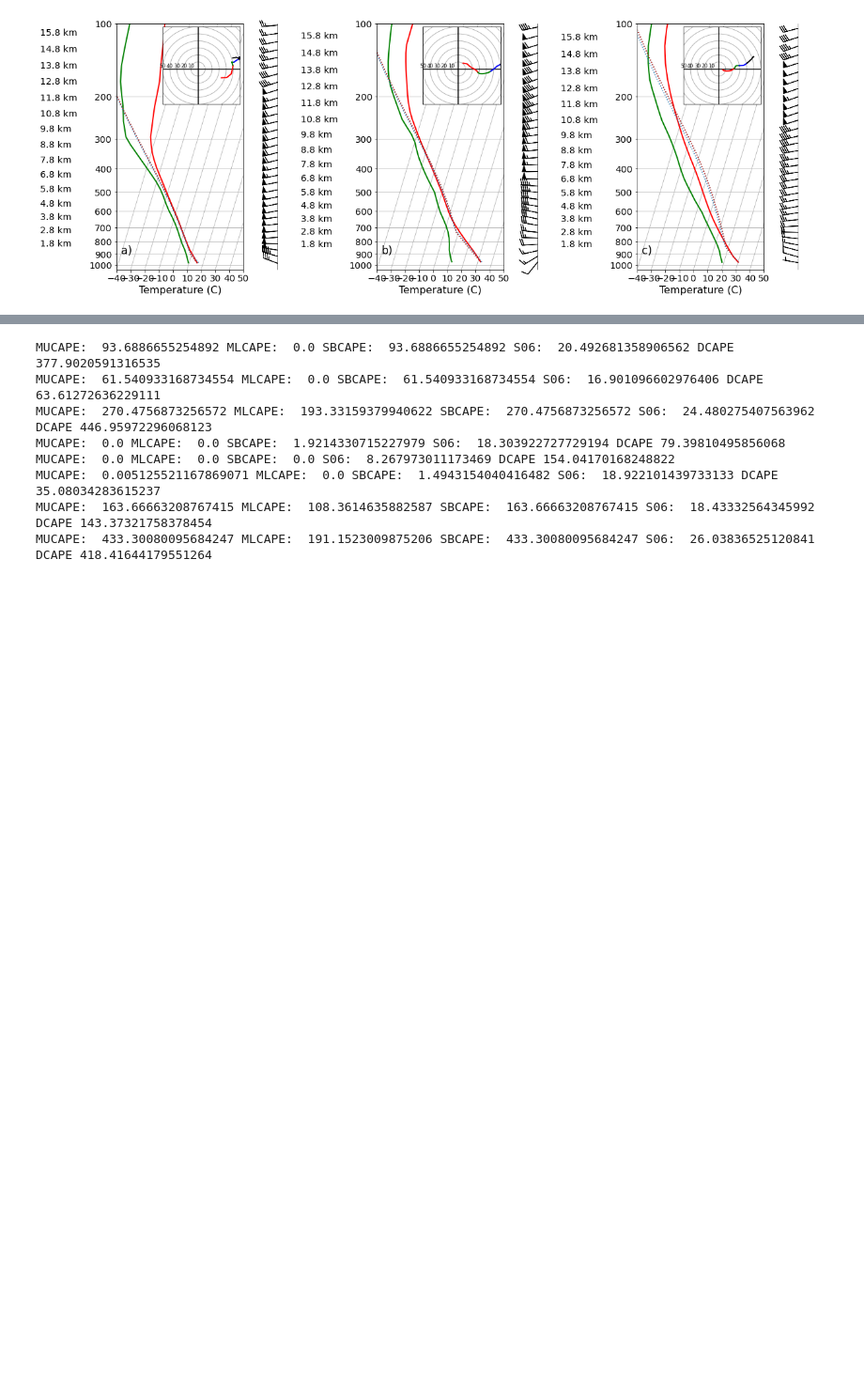
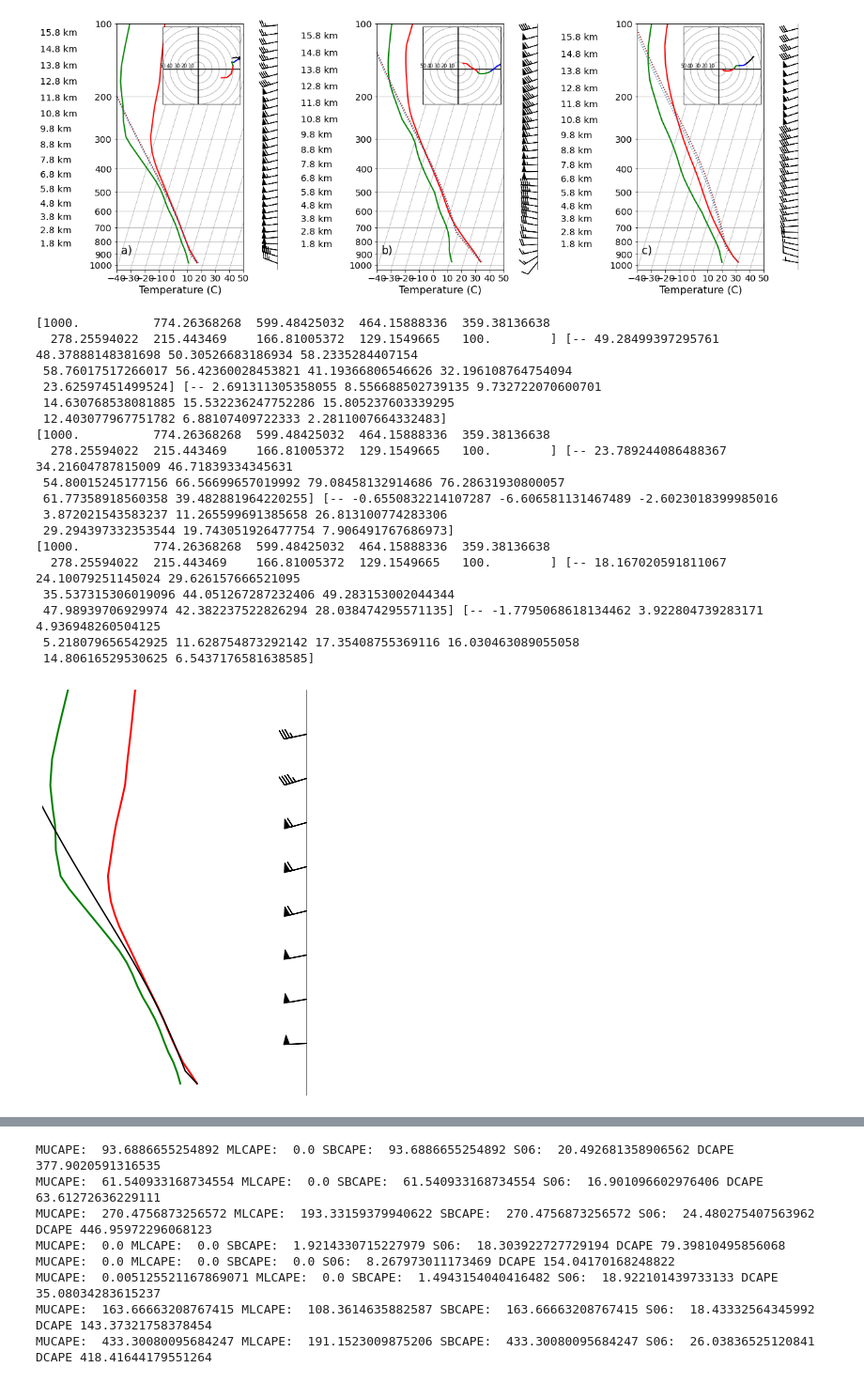
Before and after one commit to andrewbrown31/tint_processing, a Jupyter notebook: auto_case_driver/composite_soundings.ipynb, the cells around one changed output, grey strips where cells are left out. Shown at 94% size. Drawn from its saved outputs; the diff is of its cells as text; code cells hidden in the pictures; blank space fills up the shorter version.

```diff
--- a/auto_case_driver/composite_soundings.ipynb
+++ b/auto_case_driver/composite_soundings.ipynb
@@ -400,3 +436,45 @@ MUCAPE:  4.6529377106513765 MLCAPE:  0.0 SBCAPE:  4.6529377106513765 S06:  14.56
 MUCAPE:  186.87908913322636 MLCAPE:  83.0521360055051 SBCAPE:  186.87908913322636 S06:  21.173214118322498 DCAPE 1033.3540293636374
 MUCAPE:  1553.499185308778 MLCAPE:  1112.642815548798 SBCAPE:  1553.499185308778 S06:  12.389436042430692 DCAPE 861.4768868114456
 [figure]
+# %%
+h_int = np.arange(250,17250,500)
+
+cnt=0
+for i in [0,2,1]:
+    plt.figure(figsize=[6,10])
+    ax=plt.axes([0.1,0.3,0.6,0.6],projection='skewx')
+    ax2=plt.axes([0.7,0.3,0.1,0.6])
+
+    p_int = np.nanmean(np.stack([interp.pres(p,h_int).filled(np.nan) for p in np.array(profs)[cluster_index==i]]), axis=0)
+
+    tmpc = np.nanmean(np.stack([interp.temp(p,p_int).filled(np.nan) for p in np.array(profs)[cluster_index==i]]), axis=0)
+    pres = p_int
+    dwpc = np.nanmean(np.stack([interp.dwpt(p,p_int).filled(np.nan) for p in np.array(profs)[cluster_index==i]]), axis=0)
+    u = np.nanmean(np.stack([rotate_wind(p,p_int)[0] for p in np.array(profs)[cluster_index==i]]), axis=0)
+    v = np.nanmean(np.stack([rotate_wind(p,p_int)[1] for p in np.array(profs)[cluster_index==i]]), axis=0)
+    prof = profile.create_profile(tmpc=tmpc, pres=p_int, hght=h_int, dwpc=dwpc, u=u, v=v, missing=np.nan)
+
+    plot_prof_simple(prof, ax, ax2)
+    cnt=cnt+1
+
+plt.subplots_adjust(bottom=0.4)
+# %% [output]
+[1000.          774.26368268  599.48425032  464.15888336  359.38136638
+  278.25594022  215.443469    166.81005372  129.1549665   100.        ] [-- 49.28499397295761 48.37888148381698 50.30526683186934 58.2335284407154
+ 58.76017517266017 56.42360028453821 41.19366806546626 32.196108764754094
+ 23.62597451499524] [-- 2.691311305358055 8.556688502739135 9.732722070600701
+ 14.630768538081885 15.532236247752286 15.805237603339295
+ 12.403077967751782 6.88107409722333 2.2811007664332483]
+[1000.          774.26368268  599.48425032  464.15888336  359.38136638
+  278.25594022  215.443469    166.81005372  129.1549665   100.        ] [-- 23.789244086488367 34.21604787815009 46.71839334345631
+ 54.80015245177156 66.56699657019992 79.08458132914686 76.28631930800057
+ 61.77358918560358 39.482881964220255] [-- -0.6550832214107287 -6.606581131467489 -2.6023018399985016
+ 3.872021543583237 11.265599691385658 26.813100774283306
+ 29.294397332353544 19.743051926477754 7.906491767686973]
+[1000.          774.26368268  599.48425032  464.15888336  359.38136638
+  278.25594022  215.443469    166.81005372  129.1549665   100.        ] [-- 18.167020591811067 24.10079251145024 29.626157666521095
+ 35.537315306019096 44.051267287232406 49.283153002044344
+ 47.98939706929974 42.382237522826294 28.038474295571135] [-- -1.7795068618134462 3.922804739283171 4.936948260504125
+ 5.218079656542925 11.628754873292142 17.35408755369116 16.030463089055058
+ 14.80616529530625 6.5437176581638585]
+[figure, added]
```
Also changed, not shown: parts of 3 cells of this notebook, 6 other files.
